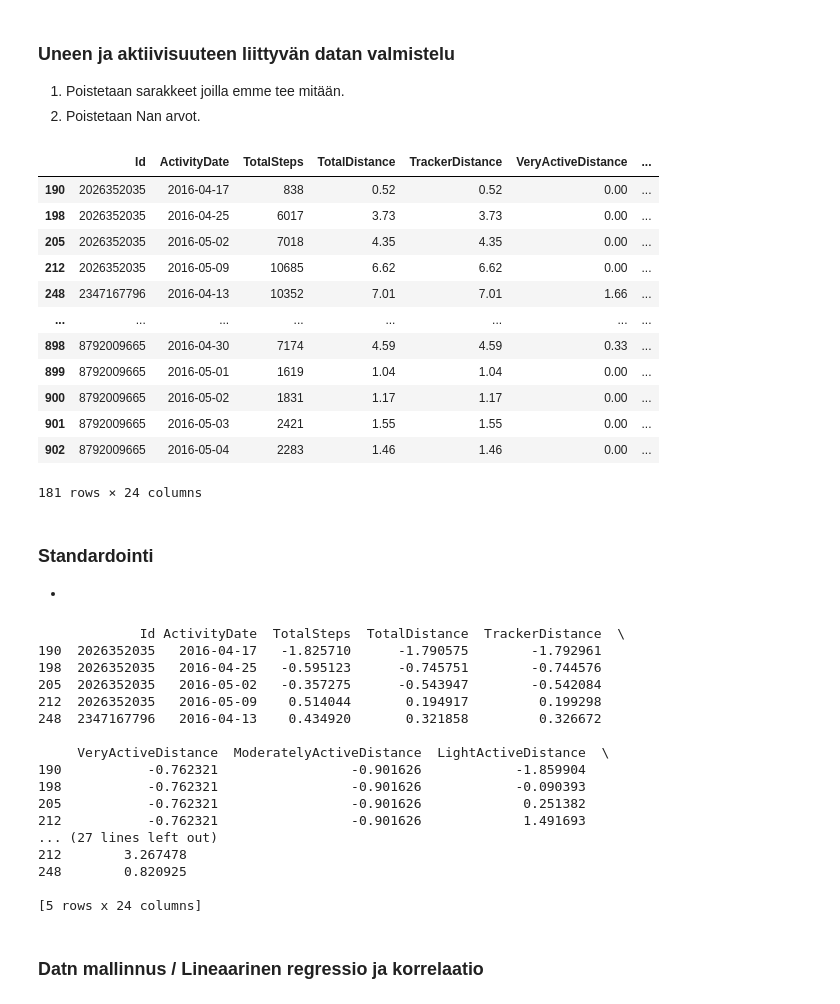
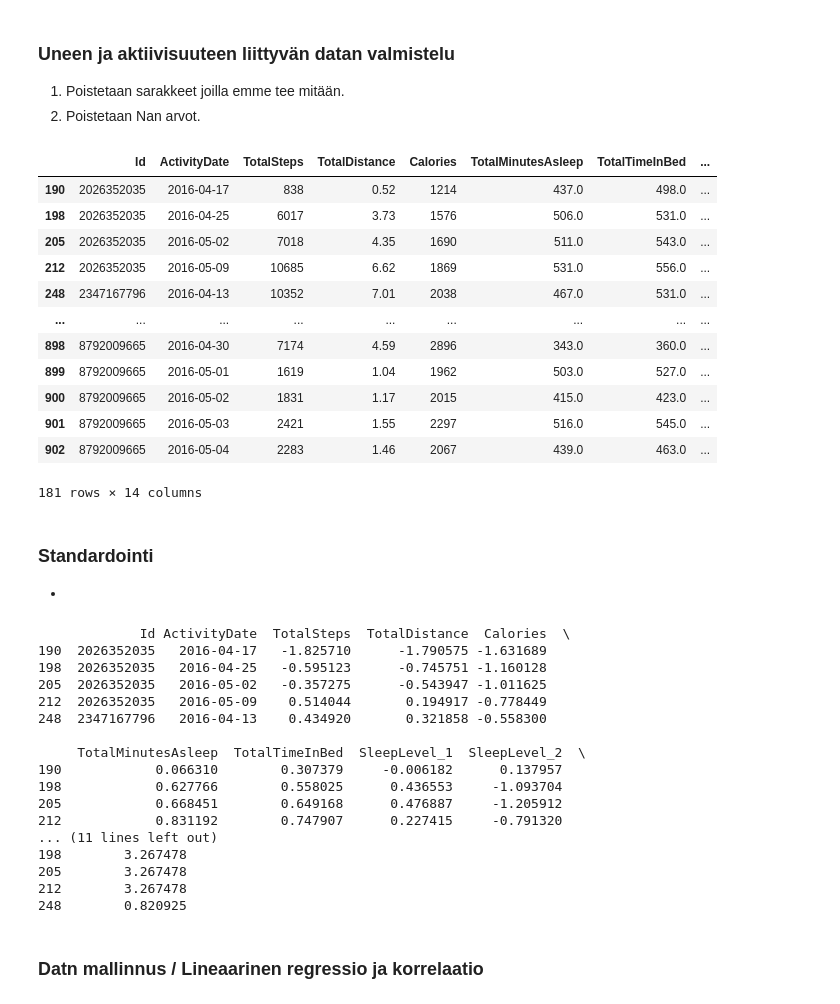
Before and after one commit to kismet85/dkkoAssignments, a Jupyter notebook: Projekti/JaninVersio.ipynb, the cells around one changed output. Drawn from its saved outputs; the diff is of its cells as text; code cells hidden in the pictures.

```diff
--- a/Projekti/JaninVersio.ipynb
+++ b/Projekti/JaninVersio.ipynb
@@ -247,26 +247,26 @@ weight_data['Date'] = pd.to_datetime(weight_data['Date'], format='%m/%d/%Y %I:%M
 1. Poistetaan sarakkeet joilla emme tee mitään.
 2. Poistetaan Nan arvot.
 # %%
-columns_to_drop = ['LoggedActivitiesDistance']
+columns_to_drop = ['LoggedActivitiesDistance', 'TrackerDistance', 'VeryActiveDistance', 'ModeratelyActiveDistance', 'LightActiveDistance', 'SedentaryActiveDistance', 'VeryActiveMinutes', 'FairlyActiveMinutes', 'LightlyActiveMinutes', 'SedentaryMinutes','TotalSleepRecords']
 
 dailyData.drop(columns = columns_to_drop, inplace=True)
 dailyData.dropna(inplace=True)
 
 dailyData.loc[:]
 # %% [output]
-|  | Id | ActivityDate | TotalSteps | TotalDistance | TrackerDistance | VeryActiveDistance | ... |
-| 190 | 2026352035 | 2016-04-17 | 838 | 0.52 | 0.52 | 0.00 | ... |
-| 198 | 2026352035 | 2016-04-25 | 6017 | 3.73 | 3.73 | 0.00 | ... |
-| 205 | 2026352035 | 2016-05-02 | 7018 | 4.35 | 4.35 | 0.00 | ... |
-| 212 | 2026352035 | 2016-05-09 | 10685 | 6.62 | 6.62 | 0.00 | ... |
-| 248 | 2347167796 | 2016-04-13 | 10352 | 7.01 | 7.01 | 1.66 | ... |
-| ... | ... | ... | ... | ... | ... | ... | ... |
-| 898 | 8792009665 | 2016-04-30 | 7174 | 4.59 | 4.59 | 0.33 | ... |
-| 899 | 8792009665 | 2016-05-01 | 1619 | 1.04 | 1.04 | 0.00 | ... |
-| 900 | 8792009665 | 2016-05-02 | 1831 | 1.17 | 1.17 | 0.00 | ... |
-| 901 | 8792009665 | 2016-05-03 | 2421 | 1.55 | 1.55 | 0.00 | ... |
-| 902 | 8792009665 | 2016-05-04 | 2283 | 1.46 | 1.46 | 0.00 | ... |
+|  | Id | ActivityDate | TotalSteps | TotalDistance | Calories | TotalMinutesAsleep | TotalTimeInBed | ... |
+| 190 | 2026352035 | 2016-04-17 | 838 | 0.52 | 1214 | 437.0 | 498.0 | ... |
+| 198 | 2026352035 | 2016-04-25 | 6017 | 3.73 | 1576 | 506.0 | 531.0 | ... |
+| 205 | 2026352035 | 2016-05-02 | 7018 | 4.35 | 1690 | 511.0 | 543.0 | ... |
+| 212 | 2026352035 | 2016-05-09 | 10685 | 6.62 | 1869 | 531.0 | 556.0 | ... |
+| 248 | 2347167796 | 2016-04-13 | 10352 | 7.01 | 2038 | 467.0 | 531.0 | ... |
+| ... | ... | ... | ... | ... | ... | ... | ... | ... |
+| 898 | 8792009665 | 2016-04-30 | 7174 | 4.59 | 2896 | 343.0 | 360.0 | ... |
+| 899 | 8792009665 | 2016-05-01 | 1619 | 1.04 | 1962 | 503.0 | 527.0 | ... |
+| 900 | 8792009665 | 2016-05-02 | 1831 | 1.17 | 2015 | 415.0 | 423.0 | ... |
+| 901 | 8792009665 | 2016-05-03 | 2421 | 1.55 | 2297 | 516.0 | 545.0 | ... |
+| 902 | 8792009665 | 2016-05-04 | 2283 | 1.46 | 2067 | 439.0 | 463.0 | ... |
-181 rows × 24 columns
+181 rows × 14 columns
 # %% [markdown]
 ### Standardointi
 -
@@ -285,23 +285,23 @@ dailyData[columns_to_scale] = scaler.fit_transform(dailyData[columns_to_scale])
 
 print(dailyData.head())
 # %% [output]
-             Id ActivityDate  TotalSteps  TotalDistance  TrackerDistance  \
-190  2026352035   2016-04-17   -1.825710      -1.790575        -1.792961
-198  2026352035   2016-04-25   -0.595123      -0.745751        -0.744576
-205  2026352035   2016-05-02   -0.357275      -0.543947        -0.542084
-212  2026352035   2016-05-09    0.514044       0.194917         0.199298
-248  2347167796   2016-04-13    0.434920       0.321858         0.326672
+             Id ActivityDate  TotalSteps  TotalDistance  Calories  \
+190  2026352035   2016-04-17   -1.825710      -1.790575 -1.631689
+198  2026352035   2016-04-25   -0.595123      -0.745751 -1.160128
+205  2026352035   2016-05-02   -0.357275      -0.543947 -1.011625
+212  2026352035   2016-05-09    0.514044       0.194917 -0.778449
+248  2347167796   2016-04-13    0.434920       0.321858 -0.558300
 
-     VeryActiveDistance  ModeratelyActiveDistance  LightActiveDistance  \
-190           -0.762321                 -0.901626            -1.859904
-198           -0.762321                 -0.901626            -0.090393
-205           -0.762321                 -0.901626             0.251382
-212           -0.762321                 -0.901626             1.491693
-... (27 lines left out)
+     TotalMinutesAsleep  TotalTimeInBed  SleepLevel_1  SleepLevel_2  \
+190            0.066310        0.307379     -0.006182      0.137957
+198            0.627766        0.558025      0.436553     -1.093704
+205            0.668451        0.649168      0.476887     -1.205912
+212            0.831192        0.747907      0.227415     -0.791320
+... (11 lines left out)
+198        3.267478
+205        3.267478
 212        3.267478
 248        0.820925
-
-[5 rows x 24 columns]
 # %% [markdown]
 ### Datn mallinnus / Lineaarinen regressio ja korrelaatio
 # %%
```
Also changed, not shown: parts of 2 cells of this notebook.
